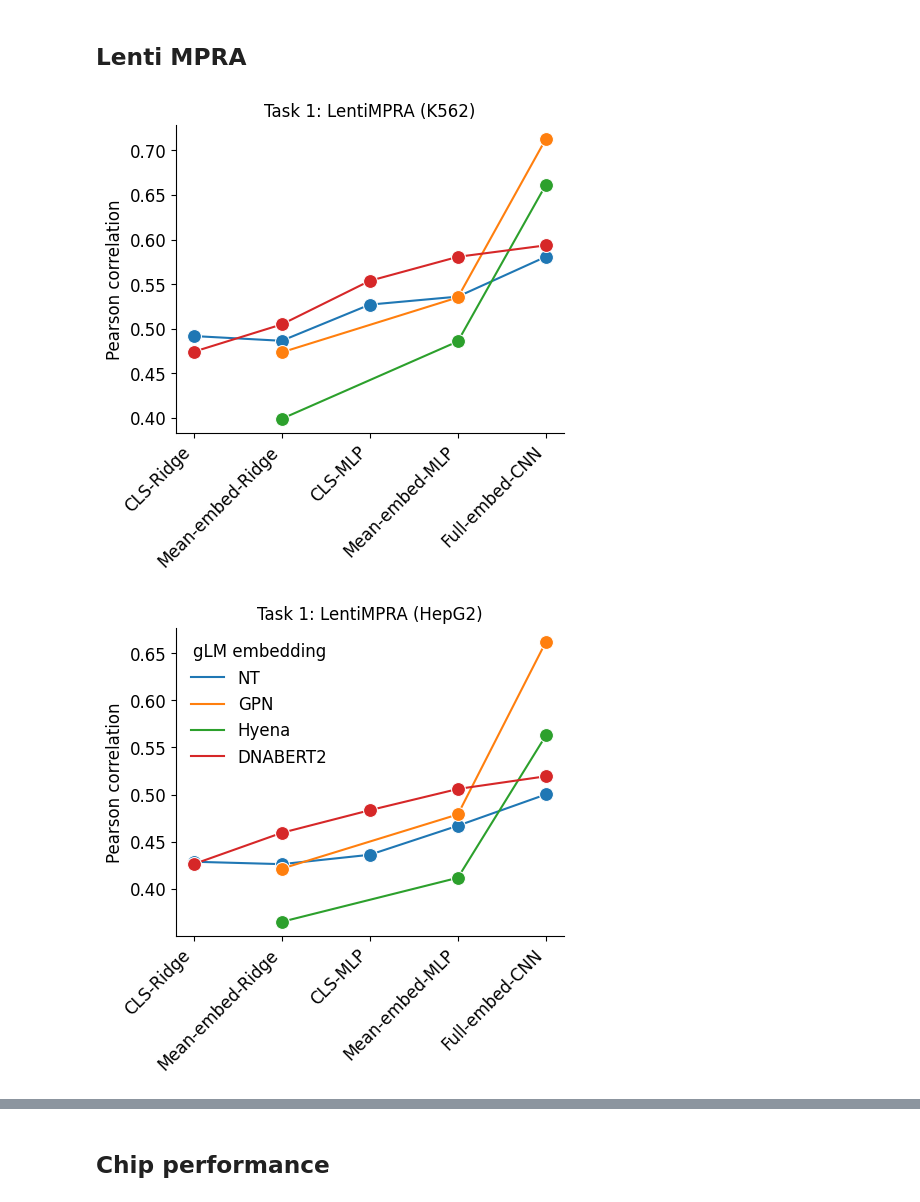
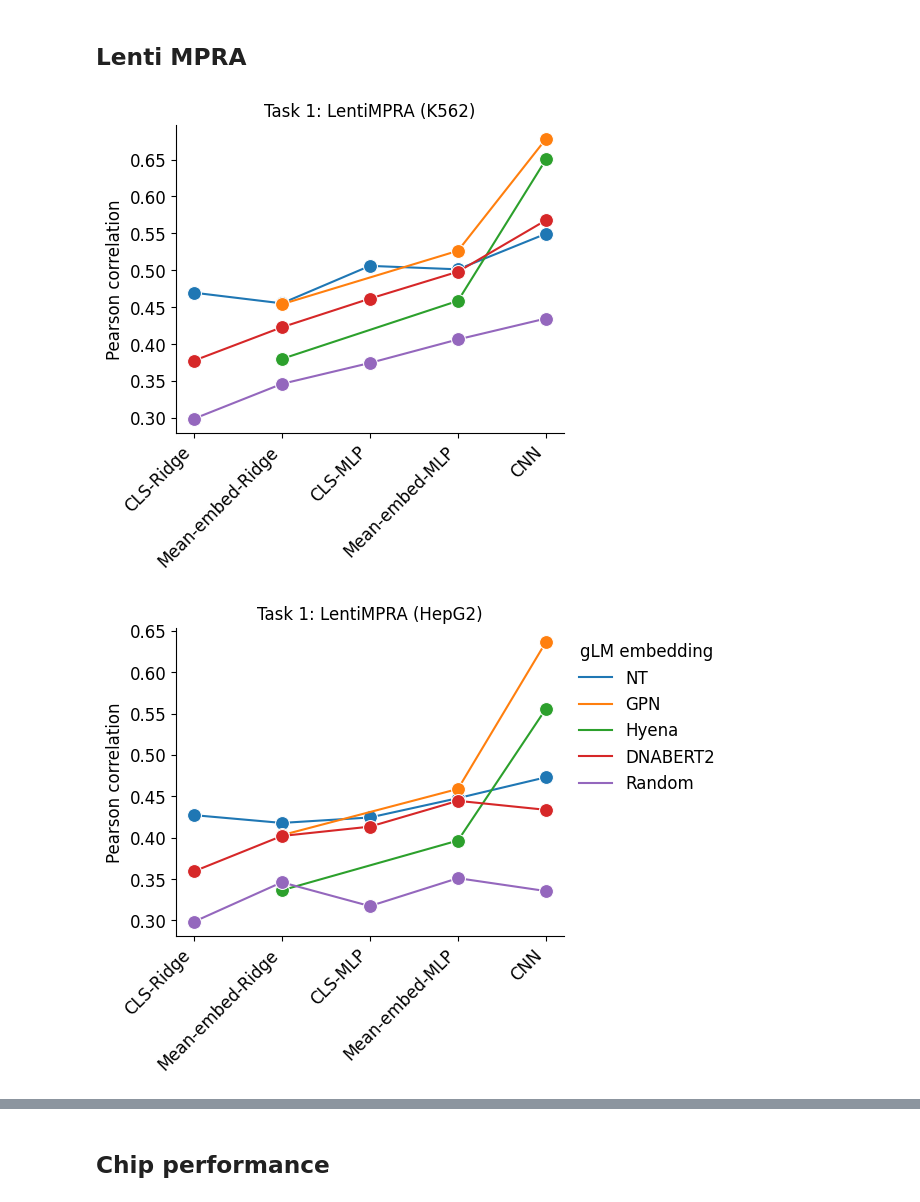
Before and after one commit to amberT15/LLM_eval, a Jupyter notebook: figure/Perf_figure.ipynb, the cells around one changed output, grey strips where cells are left out. Cells and saved outputs as stored; diff of their text form; code cells hidden in the pictures.

Commit message:
figure code update

```diff
--- a/figure/Perf_figure.ipynb
+++ b/figure/Perf_figure.ipynb
@@ -91,10 +15,33 @@ baseline_df['Model'] = pd.Categorical(baseline_df['Model'], ["CLS-Ridge",'Mean-e
+# %%
+base_df = pd.read_csv('../lentiMPRA/results/LLM_regression.csv')
+cnn_df = pd.read_csv('../lentiMPRA/results/LLM_CNN.csv')
+perf_df = pd.concat((cnn_df,base_df))
+nt1_df = pd.read_csv('../lentiMPRA/results/NT_layer_prob_HepG2.csv')
+nt1_df = nt1_df[nt1_df['Layer']==31]
+nt1_df['Cell Type'] = 'HepG2'
+nt2_df = pd.read_csv('../lentiMPRA/results/NT_layer_prob_K562.csv')
+nt2_df = nt2_df[nt2_df['Layer']==31]
+nt2_df['Cell Type'] = 'K562'
+nt_df = pd.concat((nt1_df,nt2_df))
+nt_df['LLM'] = ['NT','NT']
+nt_df = nt_df.drop('Layer',axis=1)
+nt_df = pd.melt(nt_df,['LLM','Cell Type'],var_name='Model',value_name='Performance')
+perf_df = pd.concat((perf_df,nt_df))
+# %%
+perf_df = perf_df.replace({'CNN1.0':'CNN','CNN2.0':'CNN2','CLS-MLP1':'CLS-MLP','Mean-embed-MLP1':'Mean-embed-MLP',
+                            'rep_cnn': 'One-hot','sei': 'SEI','dnabert': 'DNABERT2','gpn': 'GPN',
+                            'hyena': 'Hyena','randbert':'Random'})
+model_list = ["CLS-Ridge",'Mean-embed-Ridge','CLS-MLP','Mean-embed-MLP','CNN']
+perf_df = perf_df[perf_df['Model'].isin(model_list)]
+perf_df['Model'] = pd.Categorical(perf_df['Model'],
+                    ["CLS-Ridge",'Mean-embed-Ridge','CLS-MLP','Mean-embed-MLP','CNN'])
 # %%
 import matplotlib as mpl
 mpl.rcParams['lines.markersize'] = 10
 
-sub_df = baseline_df[baseline_df['Cell Type'] == 'K562']
+sub_df = perf_df[perf_df['Cell Type'] == 'K562']
 fig,ax = plt.subplots(1,1,figsize=(5,4))
-hue_order = ['NT','GPN','Hyena','DNABERT2']
+hue_order = ['NT','GPN','Hyena','DNABERT2','Random']
 fig = sns.lineplot(sub_df,x='Model',y='Performance',hue='LLM',marker='o',hue_order = hue_order)
 plt.yticks(fontsize=fontsize);
 plt.xticks(fontsize=fontsize,rotation=45,ha='right');
@@ -106,22 +53,22 @@ ax.spines['top'].set_visible(False)
 ax.get_legend().remove()
 plt.savefig('./embed_k562.svg',bbox_inches='tight')
 # %% [output]
-[figure, old version]
+[figure, new version]
 # %%
 mpl.rcParams['lines.markersize'] = 10
-sub_df = baseline_df[baseline_df['Cell Type'] == 'HepG2']
+sub_df = perf_df[perf_df['Cell Type'] == 'HepG2']
 fig,ax = plt.subplots(1,1,figsize=(5,4))
-hue_order = ['NT','GPN','Hyena','DNABERT2']
+hue_order = ['NT','GPN','Hyena','DNABERT2','Random']
 fig = sns.lineplot(sub_df,x='Model',y='Performance',hue='LLM',marker='o',hue_order=hue_order)
 plt.yticks(fontsize=fontsize);
 plt.xticks(fontsize=fontsize,rotation=45,ha = 'right');
 plt.ylabel("Pearson correlation",fontsize=fontsize);
 plt.xlabel("",fontsize=fontsize);
 plt.title('Task 1: LentiMPRA (HepG2)',fontsize=fontsize)
 ax.spines['right'].set_visible(False)
 ax.spines['top'].set_visible(False)
-legend = plt.legend(title='gLM embedding', loc='upper left',frameon=False,fontsize = fontsize)
+legend = plt.legend(title='gLM embedding', bbox_to_anchor=(1,1),frameon=False,fontsize = fontsize)
 legend.get_title().set_fontsize(fontsize)
 plt.savefig('./embed_hepg2.svg',bbox_inches='tight')
 # %% [output]
-[figure, old version]
+[figure, new version]
```
Also changed, not shown: parts of 9 cells of this notebook, 1 other file.
